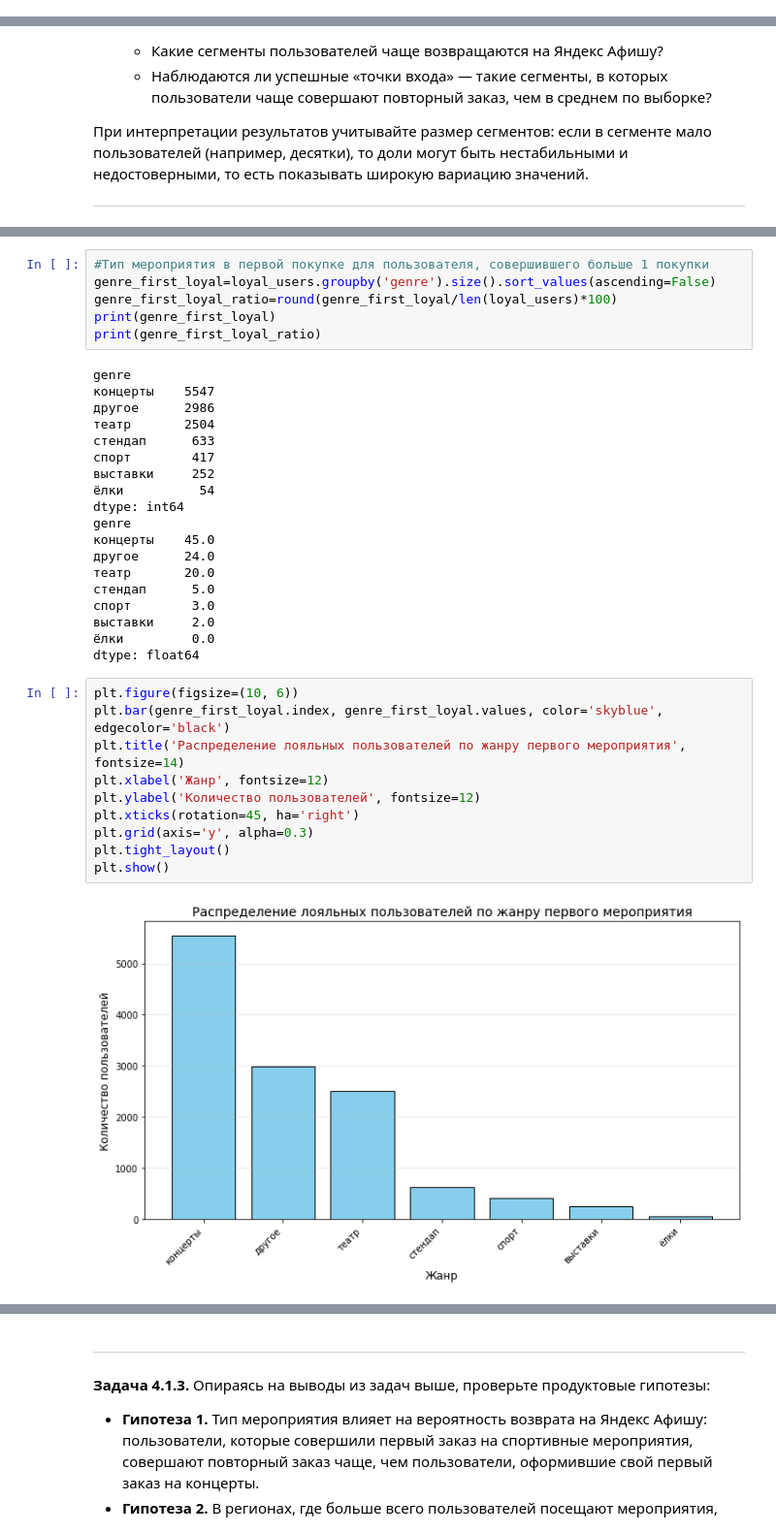
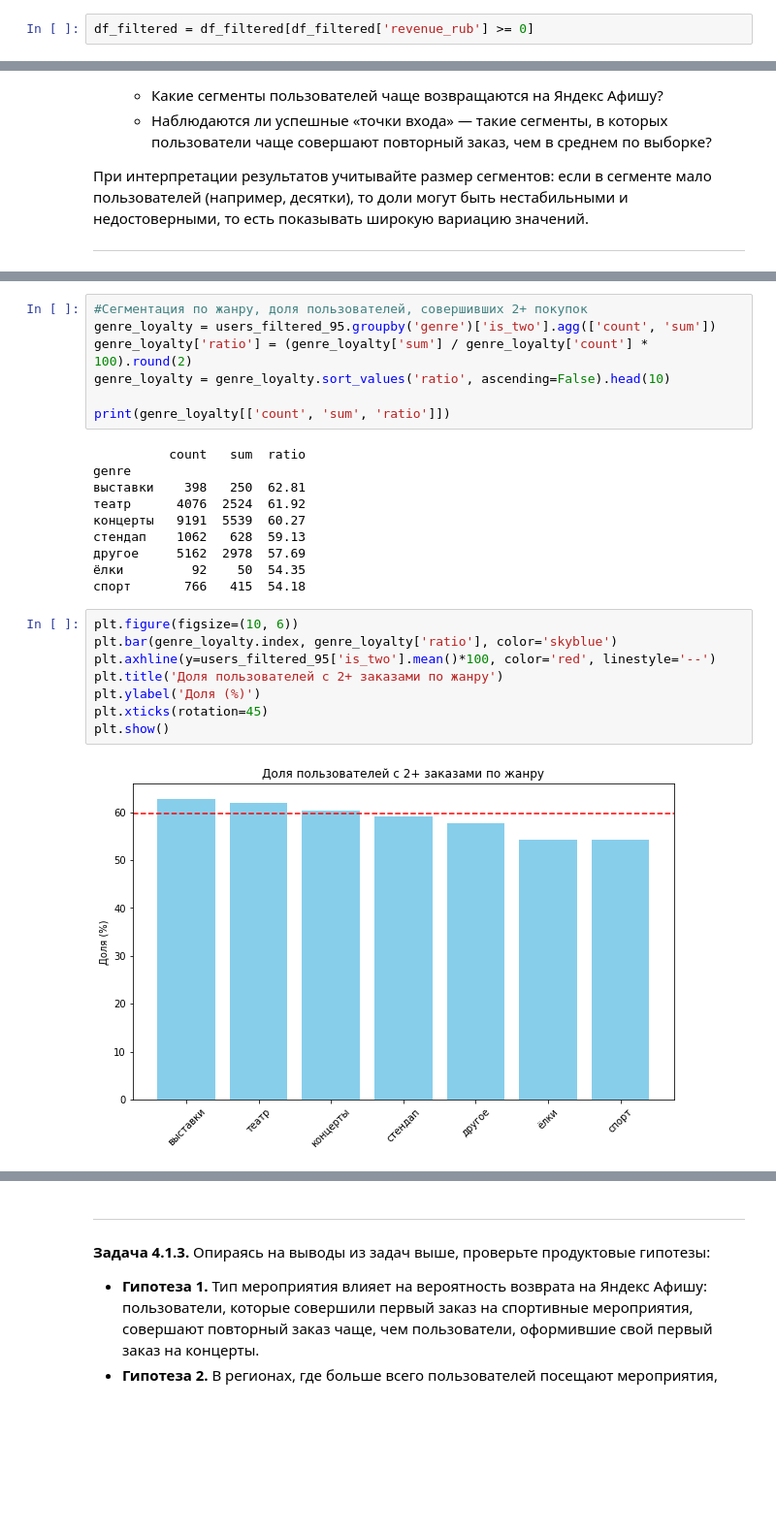
Before and after one commit to Revizskaya/Afisha_project, a Jupyter notebook: Afisha.ipynb, the cells around one changed output, grey strips where cells are left out. Shown at 97% size. Drawn from its saved outputs; the diff is of its cells as text; blank space fills up the shorter version.

Commit message:
Fix plots and analysis in notebook

```diff
--- a/Afisha.ipynb
+++ b/Afisha.ipynb
@@ -547,3 +726,5 @@ df_filtered = df[df['revenue_rub'] <= percentile_99]
+# %%
+df_filtered = df_filtered[df_filtered['revenue_rub'] >= 0]
 # %%
 len(df_filtered)
 # %% [output]
@@ -940,39 +1261,29 @@ print(round(len(loyal_users)/len(users_filtered_95)*100, 2))
 59.69
 # %%
-#Тип мероприятия в первой покупке для пользователя, совершившего больше 1 покупки
-genre_first_loyal=loyal_users.groupby('genre').size().sort_values(ascending=False)
-genre_first_loyal_ratio=round(genre_first_loyal/len(loyal_users)*100)
-print(genre_first_loyal)
-print(genre_first_loyal_ratio)
+#Сегментация по жанру, доля пользователей, совершивших 2+ покупок
+genre_loyalty = users_filtered_95.groupby('genre')['is_two'].agg(['count', 'sum'])
+genre_loyalty['ratio'] = (genre_loyalty['sum'] / genre_loyalty['count'] * 100).round(2)
+genre_loyalty = genre_loyalty.sort_values('ratio', ascending=False).head(10)
+
+print(genre_loyalty[['count', 'sum', 'ratio']])
 # %% [output]
+          count   sum  ratio
 genre
-концерты    5547
-другое      2986
-театр       2504
-стендап      633
-спорт        417
-выставки     252
-ёлки          54
-dtype: int64
-genre
-концерты    45.0
-другое      24.0
-театр       20.0
-стендап      5.0
-спорт        3.0
-выставки     2.0
-ёлки         0.0
-dtype: float64
+выставки    398   250  62.81
+театр      4076  2524  61.92
+концерты   9191  5539  60.27
+стендап    1062   628  59.13
+другое     5162  2978  57.69
+ёлки         92    50  54.35
+спорт       766   415  54.18
 # %%
 plt.figure(figsize=(10, 6))
-plt.bar(genre_first_loyal.index, genre_first_loyal.values, color='skyblue', edgecolor='black')
-plt.title('Распределение лояльных пользователей по жанру первого мероприятия', fontsize=14)
-plt.xlabel('Жанр', fontsize=12)
-plt.ylabel('Количество пользователей', fontsize=12)
-plt.xticks(rotation=45, ha='right')
-plt.grid(axis='y', alpha=0.3)
-plt.tight_layout()
+plt.bar(genre_loyalty.index, genre_loyalty['ratio'], color='skyblue')
+plt.axhline(y=users_filtered_95['is_two'].mean()*100, color='red', linestyle='--')
+plt.title('Доля пользователей с 2+ заказами по жанру')
+plt.ylabel('Доля (%)')
+plt.xticks(rotation=45)
 plt.show()
 # %% [output]
-[figure, old version]
+[figure, new version]
 # %%
```
Also changed, not shown: parts of 88 cells of this notebook.
